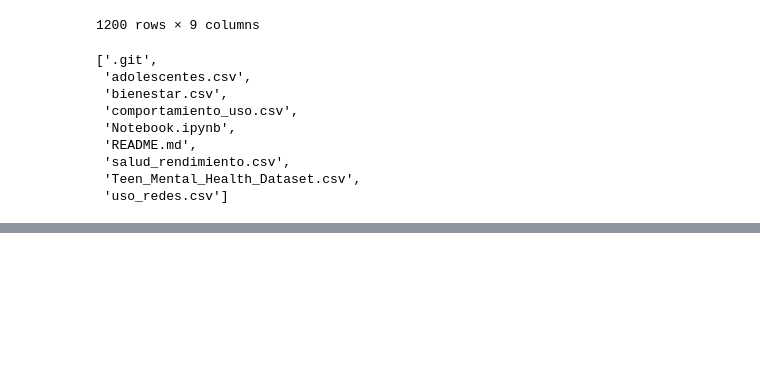
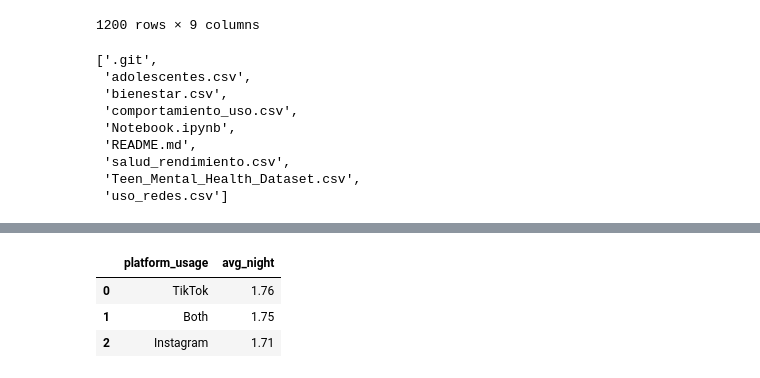
Before and after one commit to roizherrerapilar-hub/Mini-Project---SQL-From-Data-to-Insight, a Jupyter notebook: Notebook.ipynb, the cells around one changed output, grey strips where cells are left out. Saved outputs shown, nothing was run; the diff lists cells and outputs as text; code cells hidden in the pictures; blank space fills up the shorter version.

```diff
--- a/Notebook.ipynb
+++ b/Notebook.ipynb
@@ -150,0 +175,19 @@ os.listdir()
+# %%
+#Uso nocturno y plataforma
+
+query = """
+SELECT
+    cu.platform_usage,
+    ROUND(AVG(cu.screen_time_before_sleep), 2) AS avg_night
+FROM comportamiento_uso cu
+GROUP BY cu.platform_usage
+ORDER BY avg_night DESC;
+"""
+
+df_night = pd.read_sql(query, connection)
+df_night
+# %% [output]
+|  | platform_usage | avg_night |
+| 0 | TikTok | 1.76 |
+| 1 | Both | 1.75 |
+| 2 | Instagram | 1.71 |
```
Also changed, not shown: parts of 10 cells of this notebook, 3 other files.
